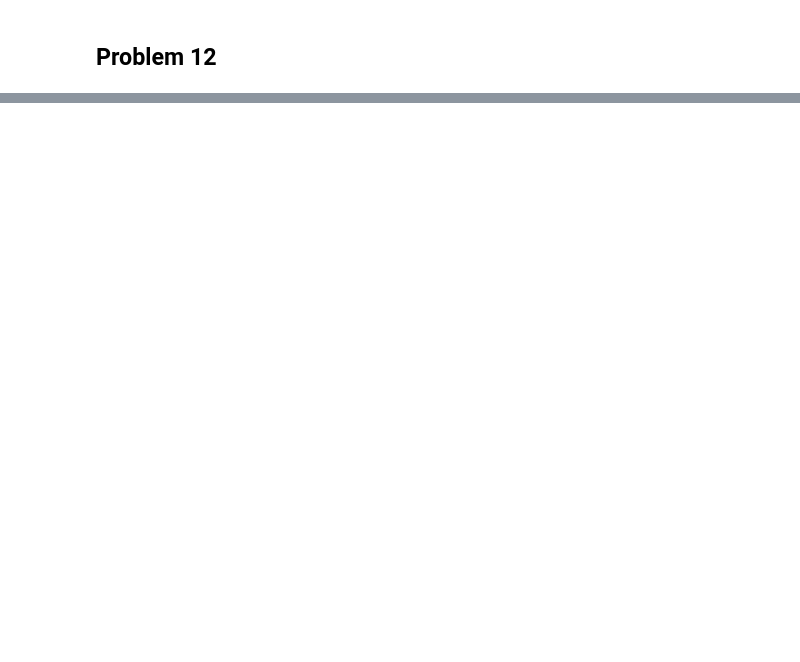
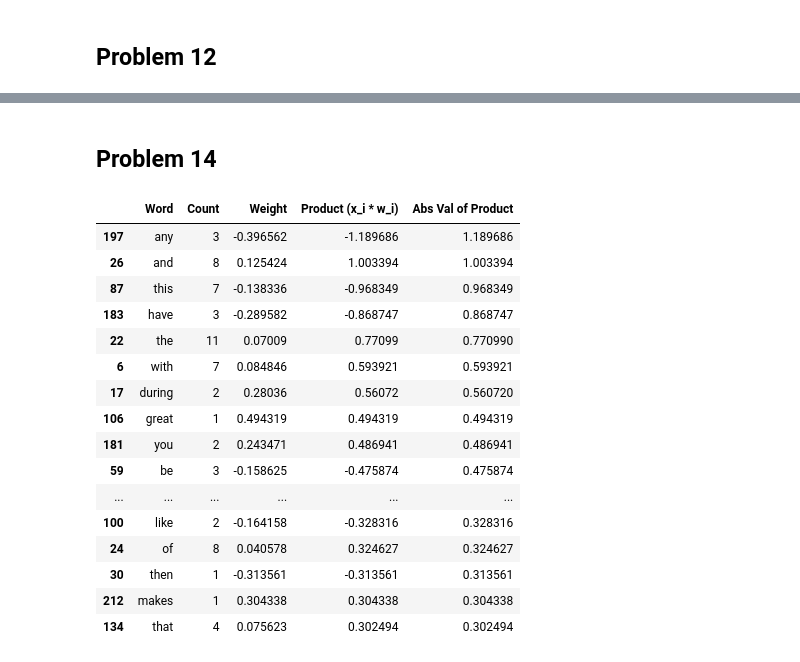
Before and after one commit to nyu-big-data/ds-masters, a Jupyter notebook: Spring-Term-2021/1003-Machine-Learning/Homework/HW-3/1003 HW 3 Dataset and Sparse Representation.ipynb, the cells around one changed output, grey strips where cells are left out. Cells and saved outputs as stored; diff of their text form; code cells hidden in the pictures; blank space fills up the shorter version.

```diff
--- a/Spring-Term-2021/1003-Machine-Learning/Homework/HW-3/1003 HW 3 Dataset and Sparse Representation.ipynb
+++ b/Spring-Term-2021/1003-Machine-Learning/Homework/HW-3/1003 HW 3 Dataset and Sparse Representation.ipynb
@@ -259,0 +321,46 @@ min(error_dict.values())
+# %% [markdown]
+## Problem 14
+# %%
+high_conf_wrong_prediction = df[(df['Bin']==4) & (df['Prediction Result']=='Wrong')]
+high_conf_wrong_prediction = high_conf_wrong_prediction.iloc[0,:]
+# %%
+word_list = []
+count_list = []
+weight_list = []
+score_list = []
+product_list = []
+abs_value_list = []
+for k, v in X_train[high_conf_wrong_prediction['Index']].items():
+    word_list.append(k)
+    if k in w_fast.keys():
+        weight_list.append(w_fast[k])
+    count_list.append(v)
+# %%
+#Look at greatest impact on score by Abs Value of x_i * w_i
+data = [word_list,count_list,weight_list]
+columns = dict(enumerate(['Word','Count','Weight']))
+df1 = pd.DataFrame(data=data)
+df1 = df1.T
+df1.rename(columns=columns, inplace=True)
+df1['Product (x_i * w_i)'] = df1['Weight']*df1['Count']
+df1['Abs Val of Product'] = df1['Product (x_i * w_i)'].apply(abs)
+df1.sort_values(by='Abs Val of Product',ascending=False,inplace=True)
+df1.head(20)
+# %% [output]
+|  | Word | Count | Weight | Product (x_i * w_i) | Abs Val of Product |
+| 197 | any | 3 | -0.396562 | -1.189686 | 1.189686 |
+| 26 | and | 8 | 0.125424 | 1.003394 | 1.003394 |
+| 87 | this | 7 | -0.138336 | -0.968349 | 0.968349 |
+| 183 | have | 3 | -0.289582 | -0.868747 | 0.868747 |
+| 22 | the | 11 | 0.07009 | 0.77099 | 0.770990 |
+| 6 | with | 7 | 0.084846 | 0.593921 | 0.593921 |
+| 17 | during | 2 | 0.28036 | 0.56072 | 0.560720 |
+| 106 | great | 1 | 0.494319 | 0.494319 | 0.494319 |
+| 181 | you | 2 | 0.243471 | 0.486941 | 0.486941 |
+| 59 | be | 3 | -0.158625 | -0.475874 | 0.475874 |
+| ... | ... | ... | ... | ... | ... |
+| 100 | like | 2 | -0.164158 | -0.328316 | 0.328316 |
+| 24 | of | 8 | 0.040578 | 0.324627 | 0.324627 |
+| 30 | then | 1 | -0.313561 | -0.313561 | 0.313561 |
+| 212 | makes | 1 | 0.304338 | 0.304338 | 0.304338 |
+| 134 | that | 4 | 0.075623 | 0.302494 | 0.302494 |
```
Also changed, not shown: parts of 24 cells of this notebook, 2 other files.
